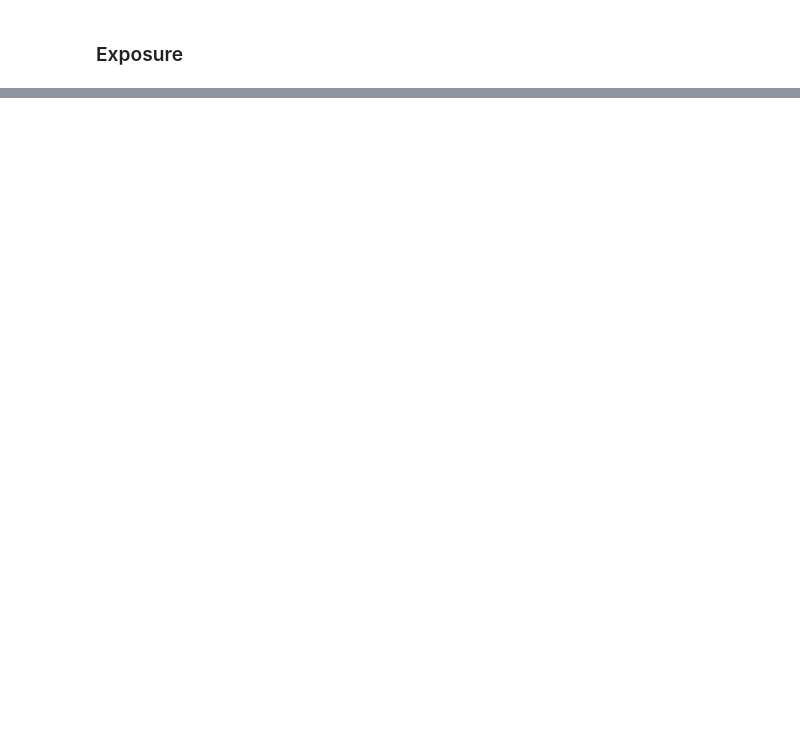
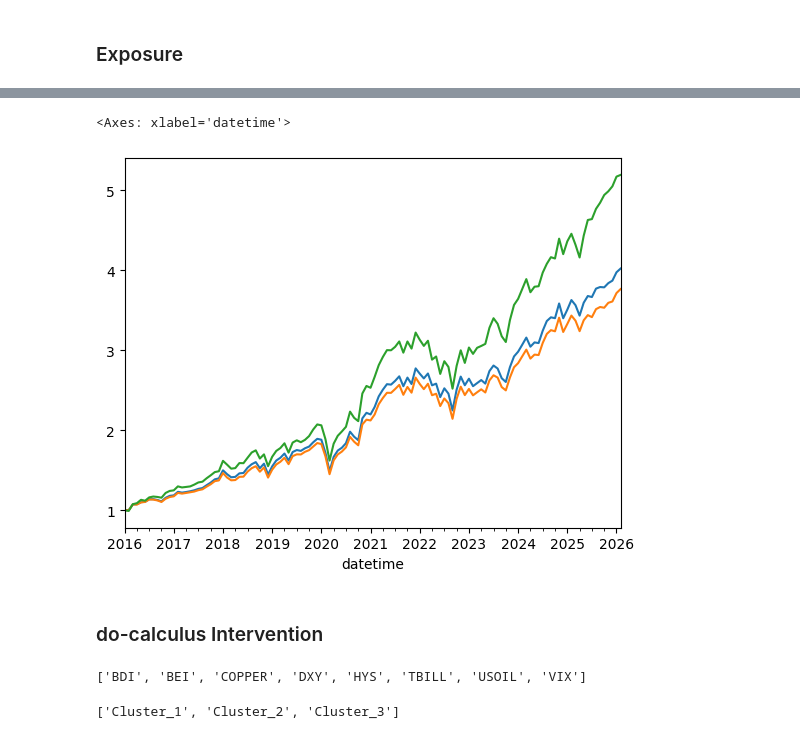
Before and after one commit to Tommylee1013/causal-allocation, a Jupyter notebook: Note/DYNOTEARS.ipynb, the cells around one changed output, grey strips where cells are left out. Saved outputs shown, nothing was run; the diff lists cells and outputs as text; code cells hidden in the pictures; blank space fills up the shorter version.

Commit message:
data and note update (2026/02/18)

```diff
--- a/Note/DYNOTEARS.ipynb
+++ b/Note/DYNOTEARS.ipynb
@@ -1257,0 +1723,5 @@ cluster_scores.plot()
+# %%
+prices = pd.read_parquet(
+    '../data/prices.parquet',
+)
+prices = prices.loc['2014':].dropna(axis = 1)
@@ -1257,0 +1730,6 @@ cluster_scores.plot()
+# %%
+W_assets_eq = expand_cluster_weights_to_assets(
+    w_cluster = weights_daily,
+    cluster_to_assets = cluster_to_assets,
+    asset_weighting = "equal",
+)
@@ -1257,0 +1747,13 @@ cluster_scores.plot()
+# %%
+W_assets_nco = expand_cluster_weights_to_assets(
+    w_cluster = weights_daily,
+    cluster_to_assets = cluster_to_assets,
+    asset_weighting = "nco",
+    prices = prices,
+    cov_lookback = 252,
+    nco_n_clusters = "auto",
+    nco_k_min = 2,
+    nco_k_max = 10,
+    rebalance = "ME",
+    log_every = 20,
+)
@@ -1257,0 +1778,8 @@ cluster_scores.plot()
+# %%
+W_assets_hrp = expand_cluster_weights_to_assets(
+    w_cluster = weights_daily,
+    cluster_to_assets = cluster_to_assets,
+    asset_weighting = "hrp",
+    prices = prices,
+    rebalance = "ME",
+)
@@ -1257,0 +1800,9 @@ cluster_scores.plot()
+# %%
+(1 + (W_assets_nco.resample('ME').last().shift(1) * prices.resample('ME').last().loc['2016':].pct_change()).sum(axis = 1)).cumprod().plot()
+(1 + (W_assets_hrp.resample('ME').last().shift(1) * prices.resample('ME').last().loc['2016':].pct_change()).sum(axis = 1)).cumprod().plot()
+(1 + (W_assets_eq.resample('ME').last().shift(1) * prices.resample('ME').last().loc['2016':].pct_change()).sum(axis = 1)).cumprod().plot()
+# %% [output]
+<Axes: xlabel='datetime'>
+[figure, added]
+# %% [markdown]
+### do-calculus Intervention
@@ -1257,0 +1984,4 @@ cluster_scores.plot()
+# %%
+list(macro_view.columns)
+# %% [output]
+['BDI', 'BEI', 'COPPER', 'DXY', 'HYS', 'TBILL', 'USOIL', 'VIX']
@@ -1257,0 +1990,4 @@ cluster_scores.plot()
+# %%
+cluster_vars
+# %% [output]
+['Cluster_1', 'Cluster_2', 'Cluster_3']
```
Also changed, not shown: parts of 46 cells of this notebook, 4 other files.
